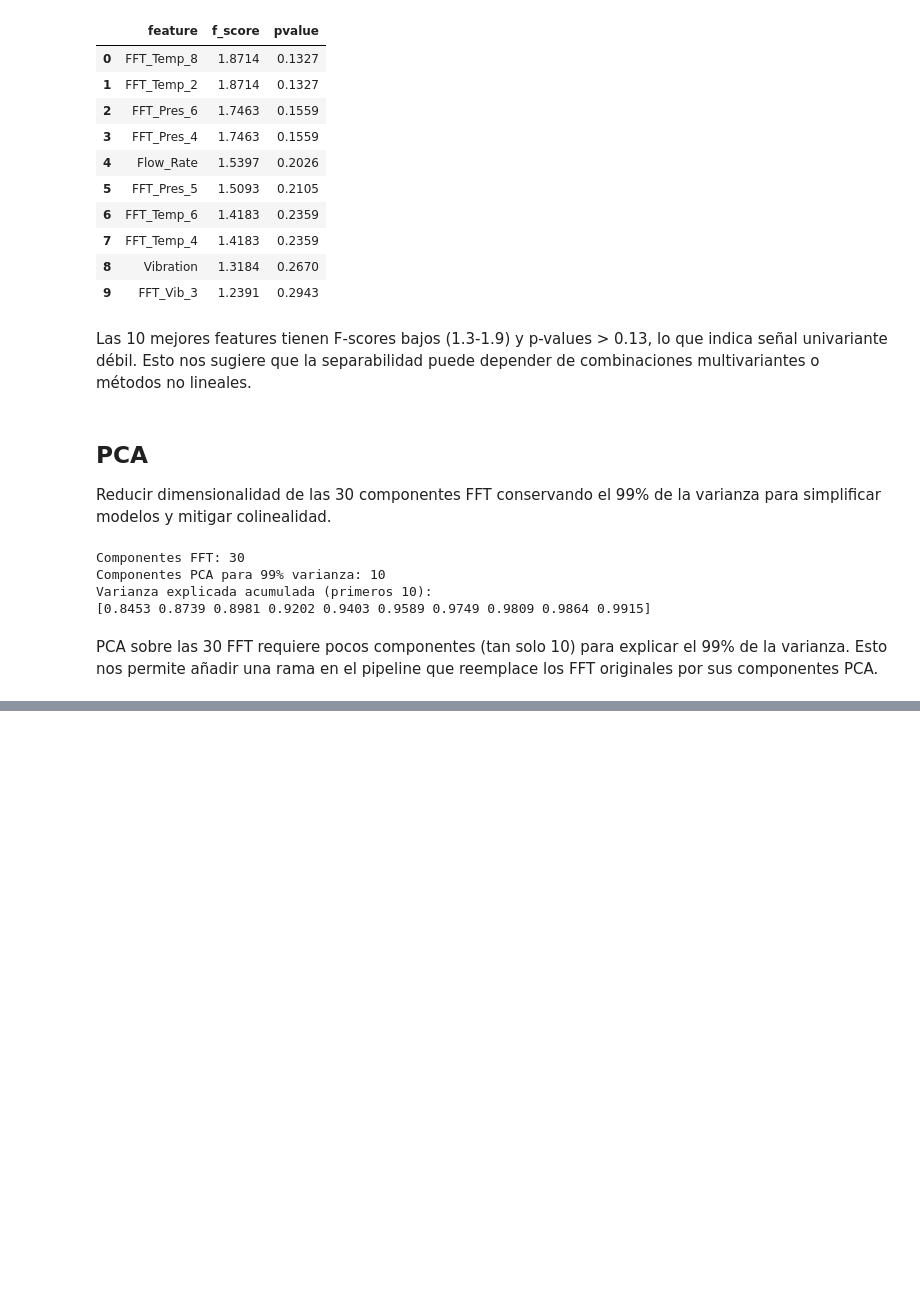
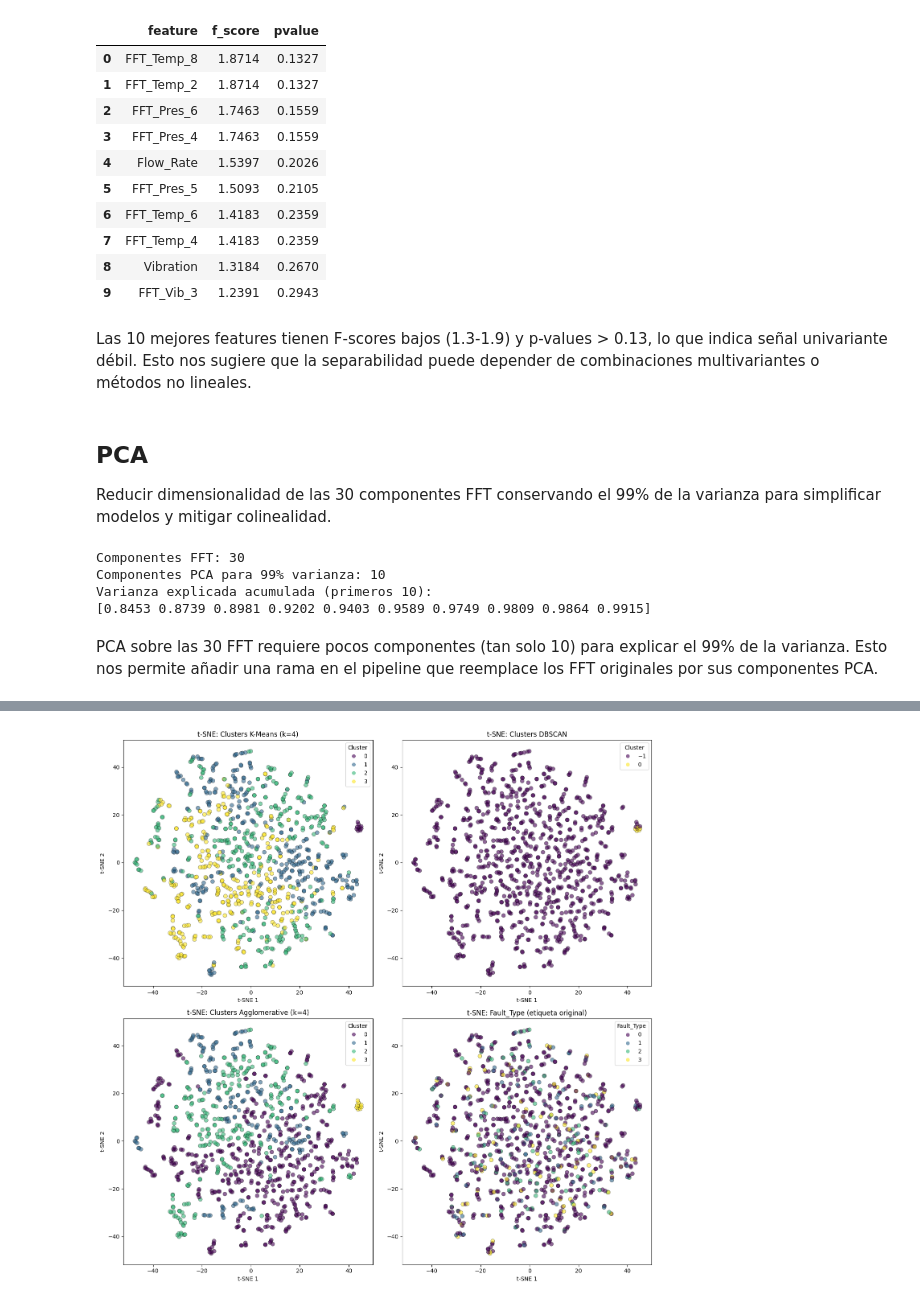
Before and after one commit to AlvaroAmi/IndustrialFaultDetection, a Jupyter notebook: preparacion.ipynb, the cells around one changed output, grey strips where cells are left out. Cells and saved outputs as stored; diff of their text form; code cells hidden in the pictures; blank space fills up the shorter version.

```diff
--- a/preparacion.ipynb
+++ b/preparacion.ipynb
@@ -340,0 +428,48 @@ PCA sobre las 30 FFT requiere pocos componentes (tan solo 10) para explicar el 9
+# %%
+# Visualización con t-SNE para reducir dimensiones a 2D
+from sklearn.manifold import TSNE
+
+tsne = TSNE(n_components=2)
+X_tsne = tsne.fit_transform(X_scaled)
+
+fig, axes = plt.subplots(2, 2, figsize=(14, 14))
+
+# Kmeans
+scatter1 = axes[0, 0].scatter(X_tsne[:, 0], X_tsne[:, 1],
+                           c=df_clean['Cluster_K-Means'],
+                           alpha=0.6, s=50, edgecolors='k', linewidth=0.5)
+axes[0, 0].set_title(f't-SNE: Clusters K-Means (k={best_k})')
+axes[0, 0].set_xlabel('t-SNE 1')
+axes[0, 0].set_ylabel('t-SNE 2')
+axes[0, 0].legend(*scatter1.legend_elements(), title='Cluster')
+
+# Dbscan
+scatter2 = axes[0, 1].scatter(X_tsne[:, 0], X_tsne[:, 1],
+                           c=df_clean['Cluster_DBSCAN'],
+                           alpha=0.6, s=50, edgecolors='k', linewidth=0.5)
+axes[0, 1].set_title('t-SNE: Clusters DBSCAN')
+axes[0, 1].set_xlabel('t-SNE 1')
+axes[0, 1].set_ylabel('t-SNE 2')
+axes[0, 1].legend(*scatter2.legend_elements(), title='Cluster')
+
+# AgglomerativeClustering
+scatter3 = axes[1, 0].scatter(X_tsne[:, 0], X_tsne[:, 1],
+                           c=df_clean['Cluster_AgglomerativeClustering'],
+                           alpha=0.6, s=50, edgecolors='k', linewidth=0.5)
+axes[1, 0].set_title(f't-SNE: Clusters Agglomerative (k={best_k})')
+axes[1, 0].set_xlabel('t-SNE 1')
+axes[1, 0].set_ylabel('t-SNE 2')
+axes[1, 0].legend(*scatter3.legend_elements(), title='Cluster')
+
+# Por Fault_Type
+scatter4 = axes[1, 1].scatter(X_tsne[:, 0], X_tsne[:, 1],
+                           c=df_clean['Fault_Type'],
+                           alpha=0.6, s=50, edgecolors='k', linewidth=0.5)
+axes[1, 1].set_title('t-SNE: Fault_Type (etiqueta original)')
+axes[1, 1].set_xlabel('t-SNE 1')
+axes[1, 1].set_ylabel('t-SNE 2')
+axes[1, 1].legend(*scatter4.legend_elements(), title='Fault_Type')
+
+plt.tight_layout()
+# %% [output]
+[figure, added]
```
Also changed, not shown: parts of 14 cells of this notebook.
